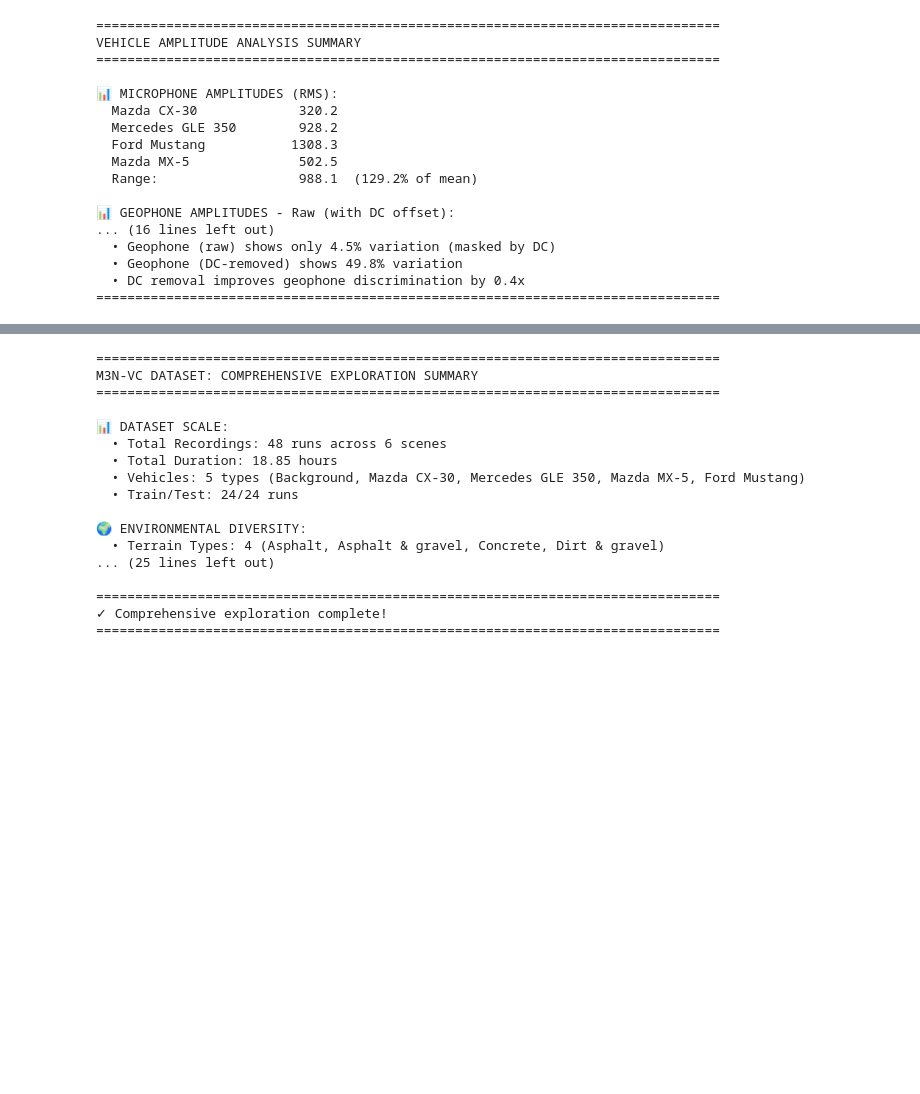
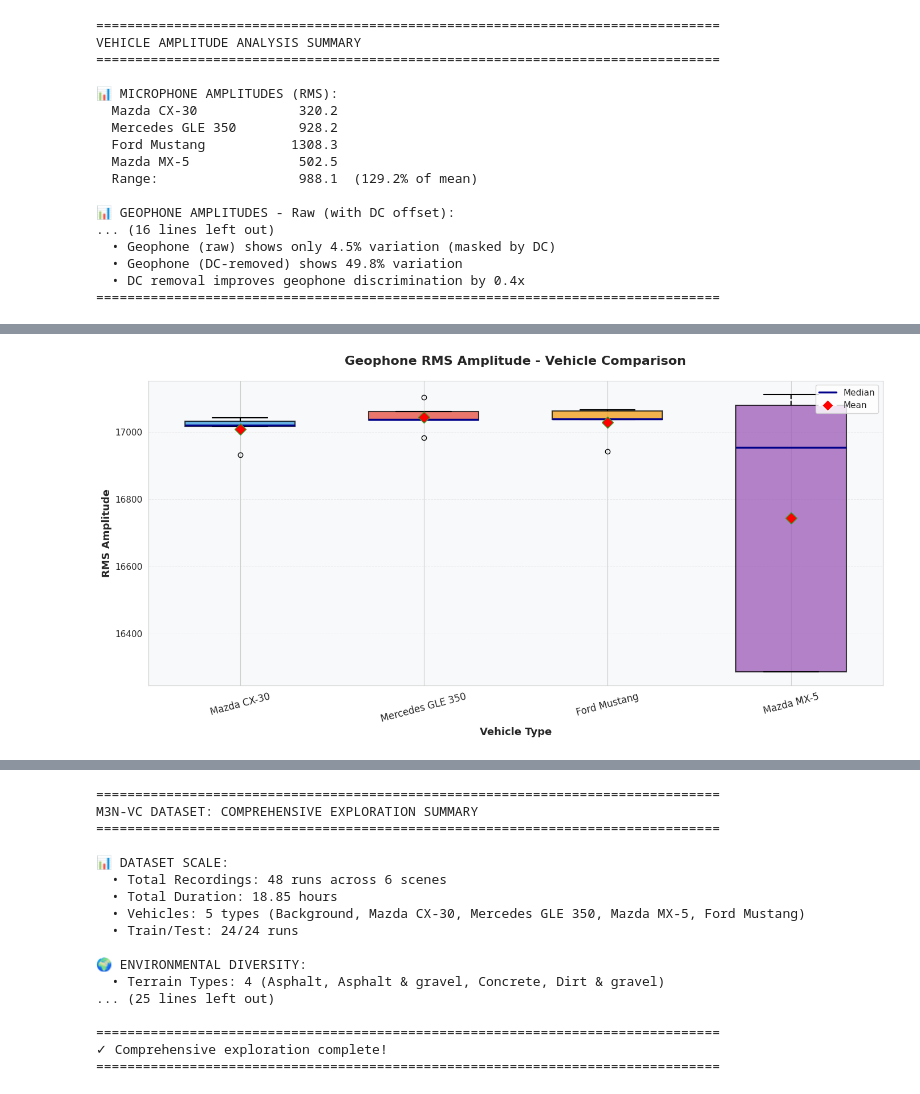
Before and after one commit to antoniogmagana/Dark_Circle, a Jupyter notebook: data_exploration_notebooks/m3n_data_exploration.ipynb, the cells around one changed output, grey strips where cells are left out. Cells and saved outputs as stored; diff of their text form; code cells hidden in the pictures; blank space fills up the shorter version.

Commit message:
Updated FOCAL_data_exploration

```diff
--- a/data_exploration_notebooks/m3n_data_exploration.ipynb
+++ b/data_exploration_notebooks/m3n_data_exploration.ipynb
@@ -1301,0 +1636,69 @@ VEHICLE AMPLITUDE ANALYSIS SUMMARY
+# %%
+# RMS Box Plot 1: Geophone RMS Amplitude Distribution
+if len(amplitude_df) > 0:
+    vehicle_colors = {
+        'Mazda CX-30': '#3498db',
+        'Mercedes GLE 350': '#e74c3c',
+        'Ford Mustang': '#f39c12',
+        'Mazda MX-5': '#9b59b6'
+    }
+
+    fig, ax = plt.subplots(figsize=(14, 7))
+
+    bp = ax.boxplot([amplitude_df[amplitude_df['vehicle_name'] == v]['geo_rms'].values
+                      for v in vehicle_labels.values()],
+                     labels=vehicle_labels.values(),
+                     patch_artist=True,
+                     widths=0.6,
+                     showmeans=True,
+                     meanprops=dict(marker='D', markerfacecolor='red', markersize=10, label='Mean'))
+
+    # Color the boxes
+    for patch, vehicle in zip(bp['boxes'], vehicle_labels.values()):
+        patch.set_facecolor(vehicle_colors[vehicle])
+        patch.set_alpha(0.75)
+        patch.set_edgecolor('black')
+        patch.set_linewidth(1.5)
+
+    # Style the whiskers and caps
+    for whisker in bp['whiskers']:
+        whisker.set(linewidth=1.5, linestyle='--')
+    for cap in bp['caps']:
+        cap.set(linewidth=1.5)
+    for median in bp['medians']:
+        median.set(linewidth=2.5, color='darkblue')
+
+    ax.set_title('Geophone RMS Amplitude - Vehicle Comparison',
+                 fontsize=16, fontweight='bold', pad=20)
+    ax.set_ylabel('RMS Amplitude', fontsize=13, fontweight='bold')
+    ax.set_xlabel('Vehicle Type', fontsize=13, fontweight='bold')
+    ax.tick_params(axis='x', rotation=15, labelsize=12)
+    ax.tick_params(axis='y', labelsize=11)
+    ax.grid(alpha=0.3, axis='y', linestyle='--', linewidth=0.7)
+    ax.set_facecolor('#f8f9fa')
+
+    # Add legend
+    legend_elements = [
+        plt.Line2D([0], [0], color='darkblue', linewidth=2.5, label='Median'),
+        plt.Line2D([0], [0], marker='D', color='w', markerfacecolor='red',
+                   markersize=10, label='Mean')
+    ]
+    ax.legend(handles=legend_elements, loc='upper right', fontsize=11)
+
+    plt.tight_layout()
+    plt.show()
+
+    # Print statistics
+    print("\n" + "="*80)
+    print("GEOPHONE RMS STATISTICS")
+    print("="*80)
+    for vehicle in vehicle_labels.values():
+        data = amplitude_df[amplitude_df['vehicle_name'] == vehicle]['geo_rms']
+        print(f"\n{vehicle}:")
+        print(f"  Mean:   {data.mean():8.2f}")
+        print(f"  Median: {data.median():8.2f}")
+        print(f"  Std:    {data.std():8.2f}")
+        print(f"  Range:  {data.min():8.2f} - {data.max():8.2f}")
+        print(f"  CV:     {(data.std() / data.mean() * 100):8.2f}%")
+# %% [output]
+[figure, added]
```
Also changed, not shown: parts of 13 cells of this notebook.
